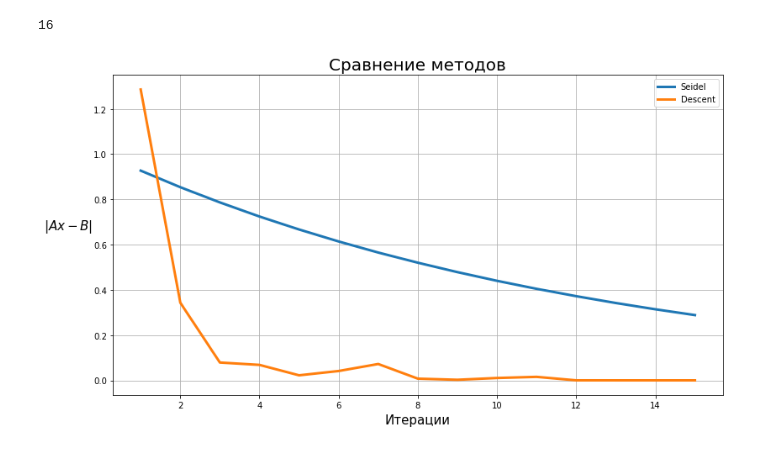
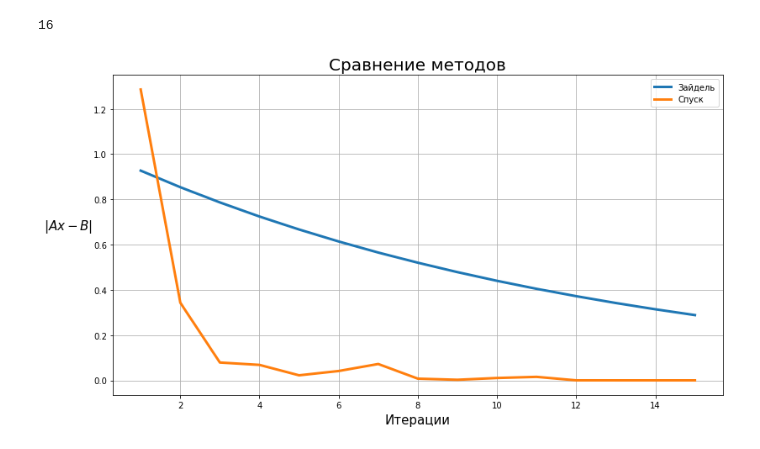
Before and after one commit to hazzus/numanal-hw2, a Jupyter notebook: vis/Graphs.ipynb, the cells around one changed output. Cells and saved outputs as stored; diff of their text form; code cells hidden in the pictures.

```diff
--- a/vis/Graphs.ipynb
+++ b/vis/Graphs.ipynb
@@ -108,14 +109,14 @@ len(descent_hilbert)
 minlen_hilbert = min(list(map(len, [seidel_hilbert, descent_hilbert])))
 # %%
 fig, ax = plt.subplots(1, 1, figsize=(13, 7))
-plt.plot(range(1, minlen_hilbert), seidel_hilbert[1:minlen_hilbert], label='Seidel', linewidth=3)
-plt.plot(range(1,minlen_hilbert), descent_hilbert[1:minlen_hilbert], label='Descent', linewidth=3)
+plt.plot(range(1, minlen_hilbert), seidel_hilbert[1:minlen_hilbert], label='Зайдель', linewidth=3)
+plt.plot(range(1,minlen_hilbert), descent_hilbert[1:minlen_hilbert], label='Спуск', linewidth=3)
 plt.title('Сравнение методов', fontsize=20)
 plt.xlabel('Итерации', fontsize=15, rotation=0, labelpad=5)
 plt.ylabel('$|Ax - B|$', fontsize=15, rotation=0, labelpad=30)
 plt.legend()
 plt.grid(True)
 
 plt.savefig('./graphs/hilbertNew.png', dpi=300)
 # %% [output]
-[figure, old version]
+[figure, new version]
```
Also changed, not shown: parts of 3 cells of this notebook, 3 other files.
